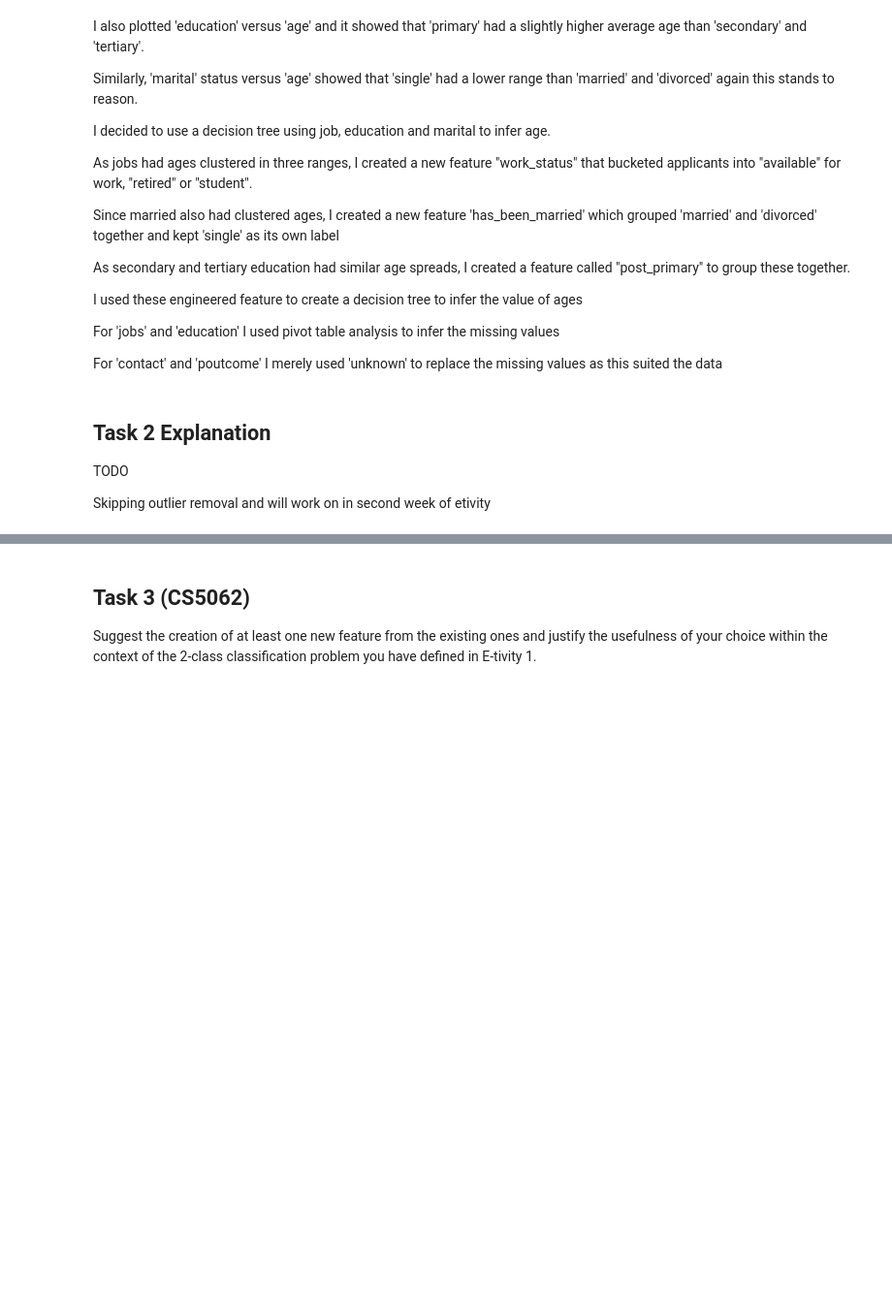
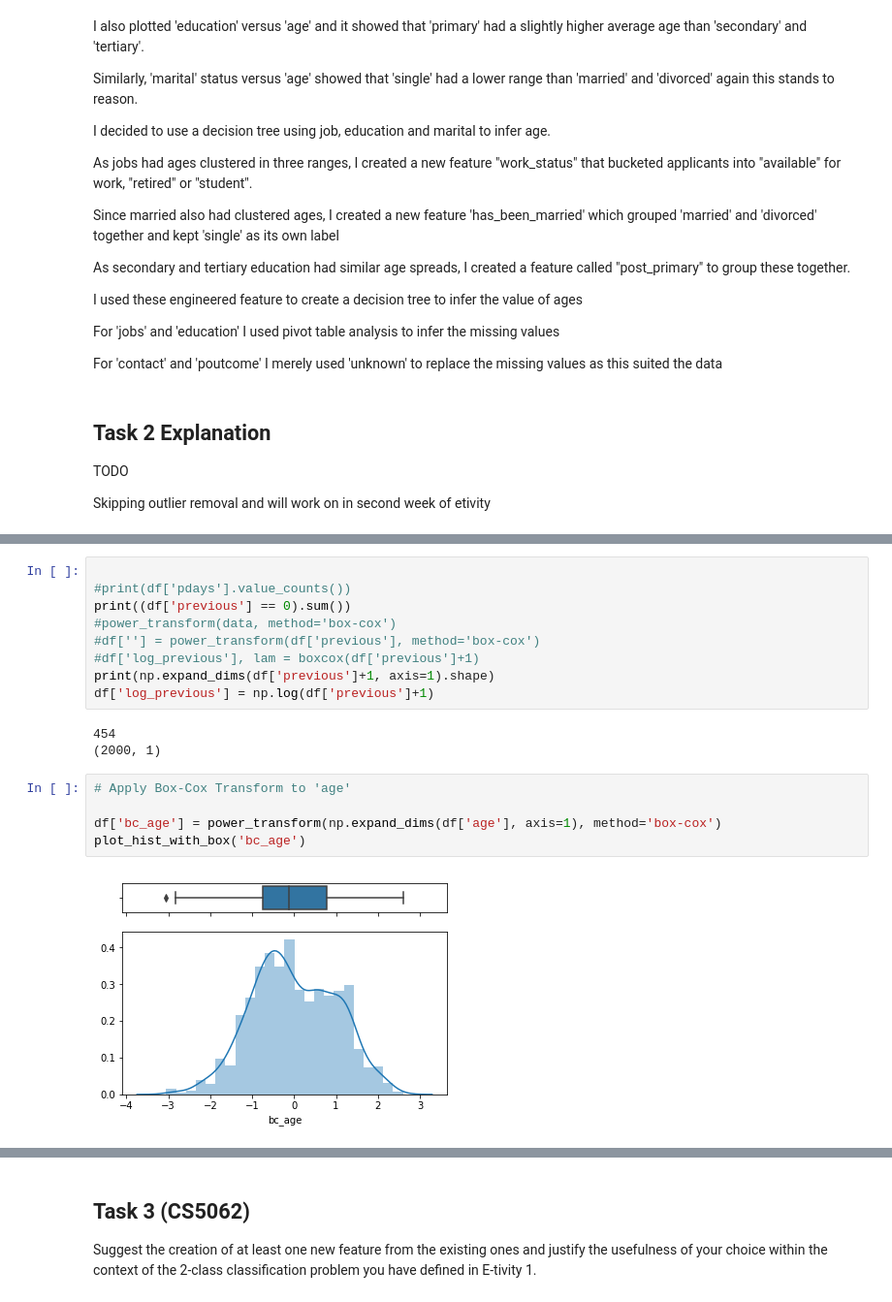
Before and after one commit to vipulpopat/MSCAI_Sem1_Etivity2, a Jupyter notebook: Etivity2_9939245.ipynb, the cells around one changed output, grey strips where cells are left out. Shown: that part at 97% size. Saved outputs shown, nothing was run; the diff lists cells and outputs as text; blank space fills up the shorter version.

```diff
--- a/Etivity2_9939245.ipynb
+++ b/Etivity2_9939245.ipynb
@@ -748,0 +858,19 @@ Skipping outlier removal and will work on in second week of etivity
+# %%
+
+#print(df['pdays'].value_counts())
+print((df['previous'] == 0).sum())
+#power_transform(data, method='box-cox')
+#df[''] = power_transform(df['previous'], method='box-cox')
+#df['log_previous'], lam = boxcox(df['previous']+1)
+print(np.expand_dims(df['previous']+1, axis=1).shape)
+df['log_previous'] = np.log(df['previous']+1)
+# %% [output]
+454
+(2000, 1)
+# %%
+# Apply Box-Cox Transform to 'age'
+
+df['bc_age'] = power_transform(np.expand_dims(df['age'], axis=1), method='box-cox')
+plot_hist_with_box('bc_age')
+# %% [output]
+[figure, added]
```
Also changed, not shown: parts of 15 cells of this notebook.
